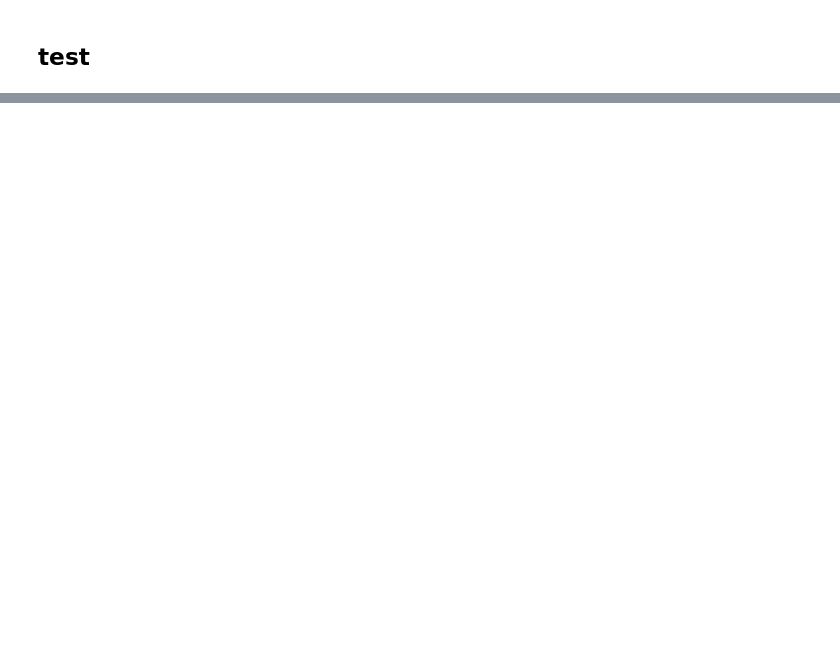
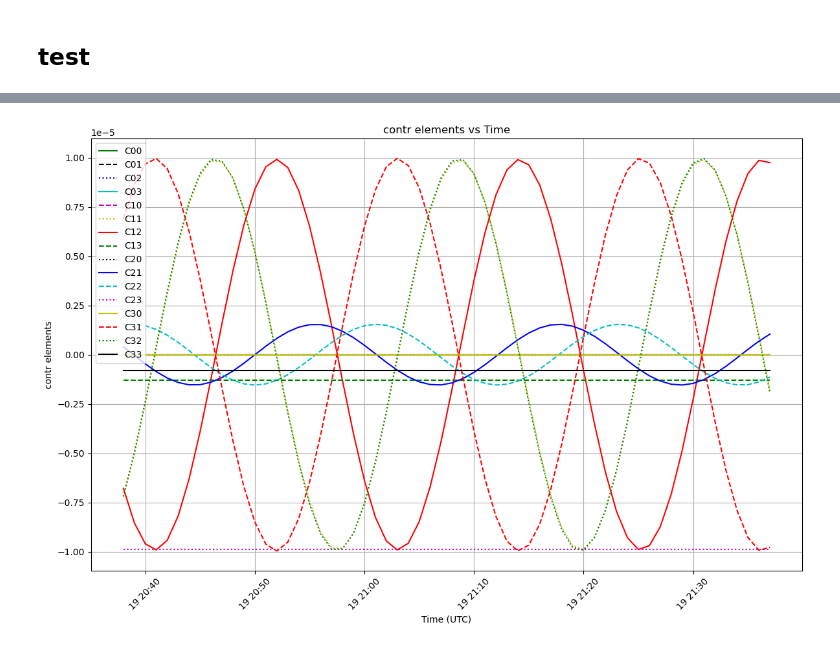
Before and after one commit to benkjor/LIV, a Jupyter notebook: rotation_matrix.ipynb, the cells around one changed output, grey strips where cells are left out. Cells and saved outputs as stored; diff of their text form; code cells hidden in the pictures; blank space fills up the shorter version.

```diff
--- a/rotation_matrix.ipynb
+++ b/rotation_matrix.ipynb
@@ -9,7 +9,7 @@ CL = tn.tensor([
     [0, 0, 0, 0],
     [0, 1e-5, 0, 0],
     [0, 0, 1e-5, 0],
-    [0, 0, 0, 2e-5]
+    [0, 0, 0, 1e-5]
 ], dtype=tn.float32)
 
 CR = tn.tensor([
@@ -19,9 +19,9 @@ CR = tn.tensor([
     [0, 0, 0, 0]
 ], dtype=tn.float32)
 
-p1 = 1 / np.sqrt(2) * tn.tensor([1,0, 1,1], dtype=tn.float32)
+p1 = 1 / np.sqrt(2) * tn.tensor([1,0, 0,1], dtype=tn.float32)
 
-p2 = 1 / np.sqrt(2) * tn.tensor([1,1, 0,-1], dtype=tn.float32)
+p2 = 1 / np.sqrt(2) * tn.tensor([1,0, 0,-1], dtype=tn.float32)
 # %%
 
 tn.set_printoptions(precision=10, sci_mode=False)
@@ -126,0 +109,63 @@ tensor(    -0.0000045465)
+# %%
+
+# Initialize the variables
+start_time = datetime.now(timezone.utc).replace(microsecond=0, second=0)  # Start from the beginning of the current hour
+end_time = start_time + timedelta(hours=1)
+step = timedelta(minutes=1)  # Step of 1 minute
+
+# Lists to store the times and contr matrix elements
+times = []
+contr_elements = []
+
+current_time = start_time
+while current_time < end_time:
+    time_utc = current_time.timestamp()
+
+    # Calculate omega_t
+    omega_t = omega_utc * time_utc + 3.2830  # omega*t = omega_UTC * t_CMS + phi_UNIX + phi_longit
+
+    # Construct the complete rotation matrix from SCF to CMS
+    R_matrix = R_y(latitude) @ R_x(azimuth) @ R_z @ R_Z(omega_t)
+    contr = np.matmul(CL, R_matrix)
+    result = np.dot(p1, np.dot(contr, p2))
+
+    # Record the times and contr matrix elements
+    times.append(current_time)
+    contr_elements.append(contr.flatten())  # Flatten the matrix to store its elements in a list
+
+    # Move to the next minute
+    current_time += step
+
+# Convert the list of contr elements to a NumPy array for easier indexing
+contr_elements = np.array(contr_elements)
+
+# Function to generate labels
+def generate_label(index):
+    row = index // 4
+    col = index % 4
+    return f'C{row}{col}'
+
+
+
+colors = ['g', 'k', 'b', 'c', 'm', 'y', 'r']
+line_styles = ['-', '--', ':']
+num_styles = len(colors) * len(line_styles)
+
+# Plotting all elements of the contr matrix vs time
+plt.figure(figsize=(12, 8))
+num_elements = contr_elements.shape[1]
+for i in range(num_elements):
+    color = colors[i % len(colors)]
+    line_style = line_styles[i % len(line_styles)]
+    plt.plot(times, contr_elements[:, i], color + line_style, label=generate_label(i))
+
+plt.xlabel('Time (UTC)')
+plt.ylabel('contr elements')
+plt.title('contr elements vs Time')
+plt.legend()
+plt.xticks(rotation=45)
+plt.grid(True)
+plt.tight_layout()
+plt.show()
+# %% [output]
+[figure, added]
```
Also changed, not shown: parts of 2 cells of this notebook.
